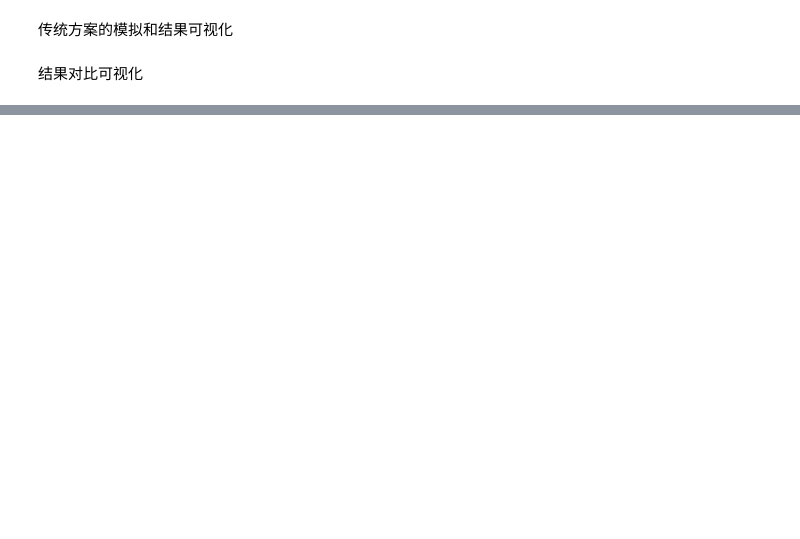
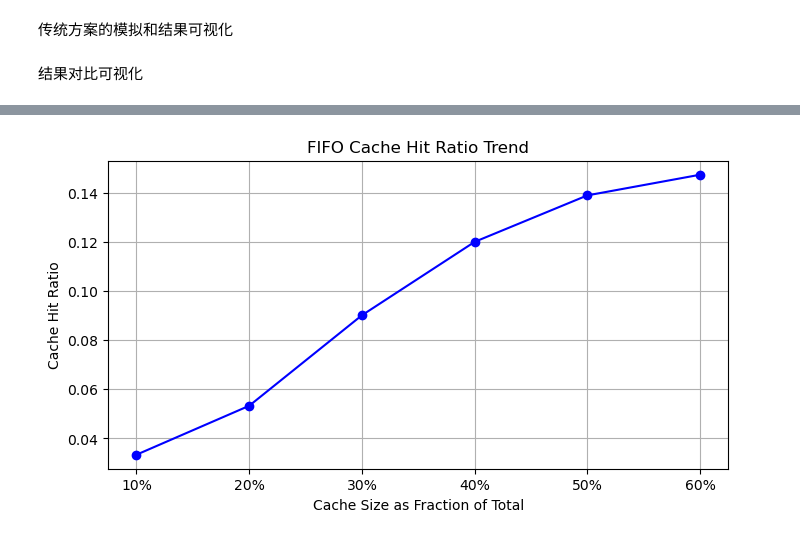
Before and after one commit to cifiyoo/hwt-project, a Jupyter notebook: hwt-project.ipynb, the cells around one changed output, grey strips where cells are left out. Saved outputs shown, nothing was run; the diff lists cells and outputs as text; code cells hidden in the pictures; blank space fills up the shorter version.

```diff
--- a/hwt-project.ipynb
+++ b/hwt-project.ipynb
@@ -1131,0 +1209,18 @@ Removed movie 2315 and added movie 3007 to user 3586's
+# %%
+# LFU_data = [0.03, 0.06, 0.1, 0.13, 0.14, 0.15]
+import matplotlib.pyplot as plt
+
+# LFU data points
+FIFO_data = [0.03340,0.05330, 0.09010,0.11995,0.13885,0.14725]
+
+# Create the trend chart
+plt.figure(figsize=(8, 4))  # Set the size of the chart
+plt.plot(FIFO_data, marker='o', linestyle='-', color='b')  # Plot with blue line and circle markers
+plt.title('FIFO Cache Hit Ratio Trend')  # Set the chart title
+plt.xlabel('Cache Size as Fraction of Total')  # Set the x-axis label
+plt.ylabel('Cache Hit Ratio')  # Set the y-axis label
+plt.xticks(ticks=range(len(LFU_data)), labels=[f'{10 * (i+1)}%' for i in range(len(LFU_data))])  # Set x-axis tick labels
+plt.grid(True)  # Enable grid
+plt.show()  # Display the chart
+# %% [output]
+[figure, added]
```
Also changed, not shown: parts of 12 cells of this notebook.
